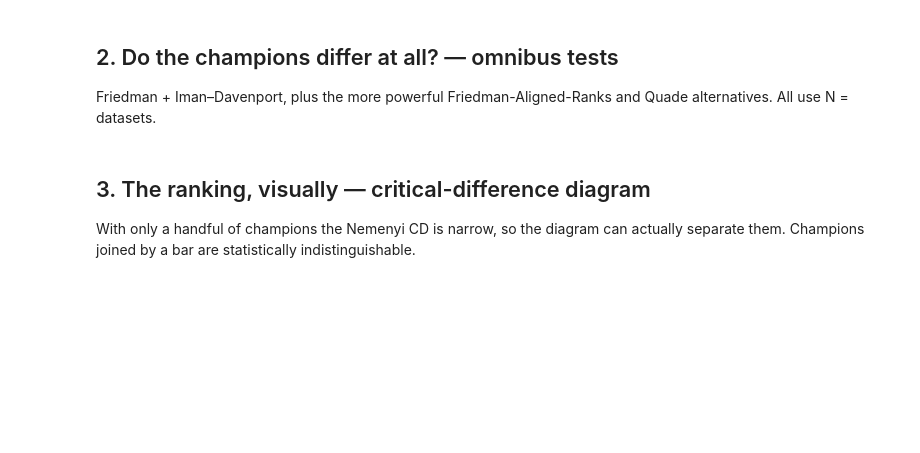
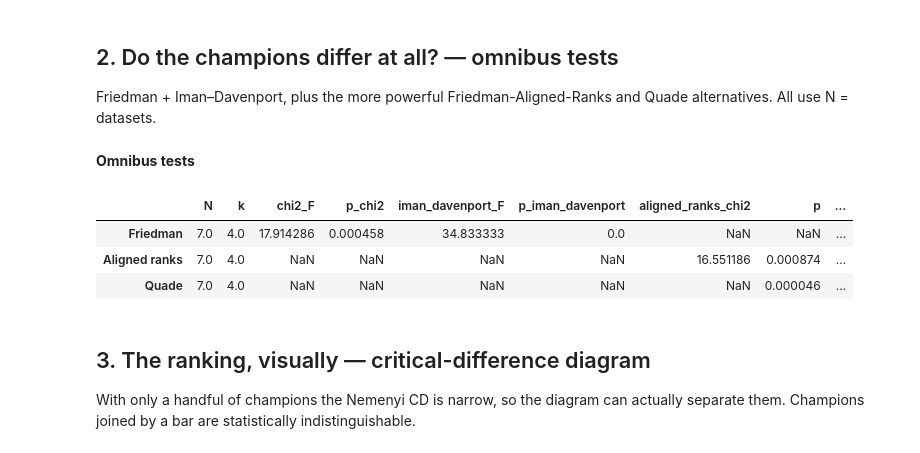
Before and after one commit to andreasgoethals/TabPFNCredit, a Jupyter notebook: notebooks/Experiment1.6-LGD-FamilyStat.ipynb, the cells around one changed output. Cells and saved outputs as stored; diff of their text form; code cells hidden in the pictures; blank space fills up the shorter version.

```diff
--- a/notebooks/Experiment1.6-LGD-FamilyStat.ipynb
+++ b/notebooks/Experiment1.6-LGD-FamilyStat.ipynb
@@ -72,6 +77,14 @@ Friedman + Iman–Davenport, plus the more powerful Friedman-Aligned-Ranks and Q
 # %%
 f = st.friedman_test(mat)
 fa = st.friedman_aligned_ranks_test(mat); qu = st.quade_test(mat)
+preview(omnibus_frame(Friedman=f, **{'Aligned ranks': fa, 'Quade': qu}),
+        label='Omnibus tests')
+# %% [output]
+**Omnibus tests**
+|  | N | k | chi2_F | p_chi2 | iman_davenport_F | p_iman_davenport | aligned_ranks_chi2 | p | ... |
+| Friedman | 7.0 | 4.0 | 17.914286 | 0.000458 | 34.833333 | 0.0 | NaN | NaN | ... |
+| Aligned ranks | 7.0 | 4.0 | NaN | NaN | NaN | NaN | 16.551186 | 0.000874 | ... |
+| Quade | 7.0 | 4.0 | NaN | NaN | NaN | NaN | NaN | 0.000046 | ... |
 # %% [markdown]
 ## 3. The ranking, visually — critical-difference diagram
 
```
Also changed, not shown: parts of 4 cells of this notebook, 26 other files.
